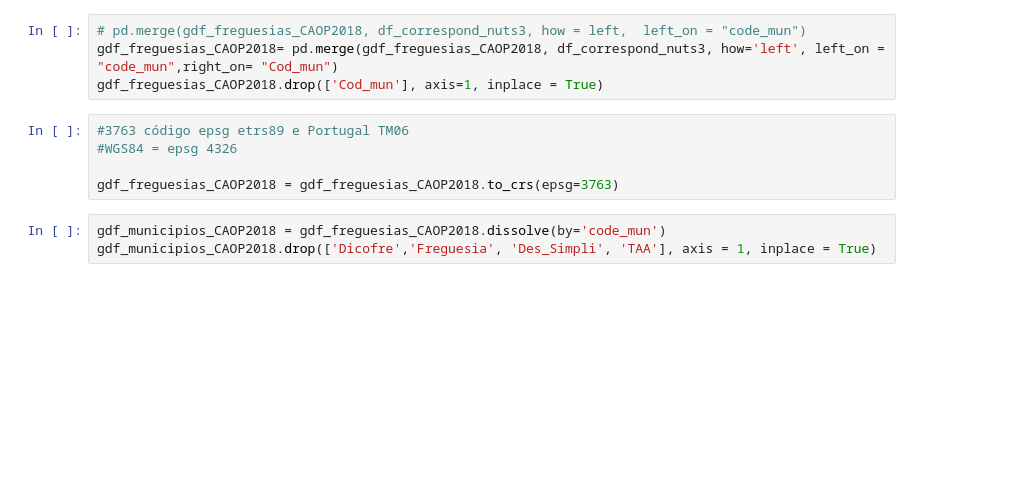
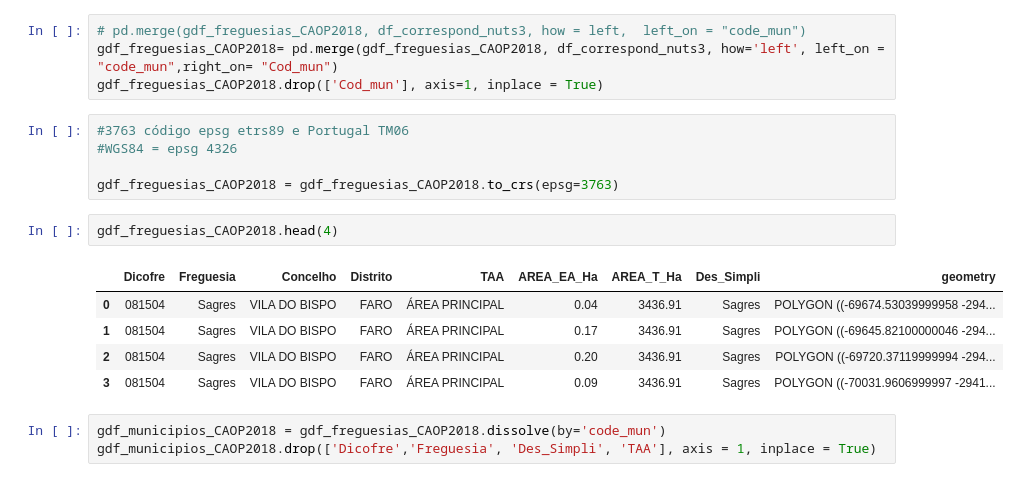
Before and after one commit to joaodolobo/Moran_I, a Jupyter notebook: MORAN_municipio.ipynb, the cells around one changed output. Cells and saved outputs as stored; diff of their text form; blank space fills up the shorter version.

```diff
--- a/MORAN_municipio.ipynb
+++ b/MORAN_municipio.ipynb
@@ -31,6 +36,14 @@ gdf_freguesias_CAOP2018.drop(['Cod_mun'], axis=1, inplace = True)
 #WGS84 = epsg 4326
 
 gdf_freguesias_CAOP2018 = gdf_freguesias_CAOP2018.to_crs(epsg=3763)
+# %%
+gdf_freguesias_CAOP2018.head(4)
+# %% [output]
+|  | Dicofre | Freguesia | Concelho | Distrito | TAA | AREA_EA_Ha | AREA_T_Ha | Des_Simpli | geometry |
+| 0 | 081504 | Sagres | VILA DO BISPO | FARO | ÁREA PRINCIPAL | 0.04 | 3436.91 | Sagres | POLYGON ((-69674.53039999958 -294... |
+| 1 | 081504 | Sagres | VILA DO BISPO | FARO | ÁREA PRINCIPAL | 0.17 | 3436.91 | Sagres | POLYGON ((-69645.82100000046 -294... |
+| 2 | 081504 | Sagres | VILA DO BISPO | FARO | ÁREA PRINCIPAL | 0.20 | 3436.91 | Sagres | POLYGON ((-69720.37119999994 -294... |
+| 3 | 081504 | Sagres | VILA DO BISPO | FARO | ÁREA PRINCIPAL | 0.09 | 3436.91 | Sagres | POLYGON ((-70031.9606999997 -2941... |
 # %%
 gdf_municipios_CAOP2018 = gdf_freguesias_CAOP2018.dissolve(by='code_mun')
 gdf_municipios_CAOP2018.drop(['Dicofre','Freguesia', 'Des_Simpli', 'TAA'], axis = 1, inplace = True)
```
Also changed, not shown: parts of 12 cells of this notebook.
